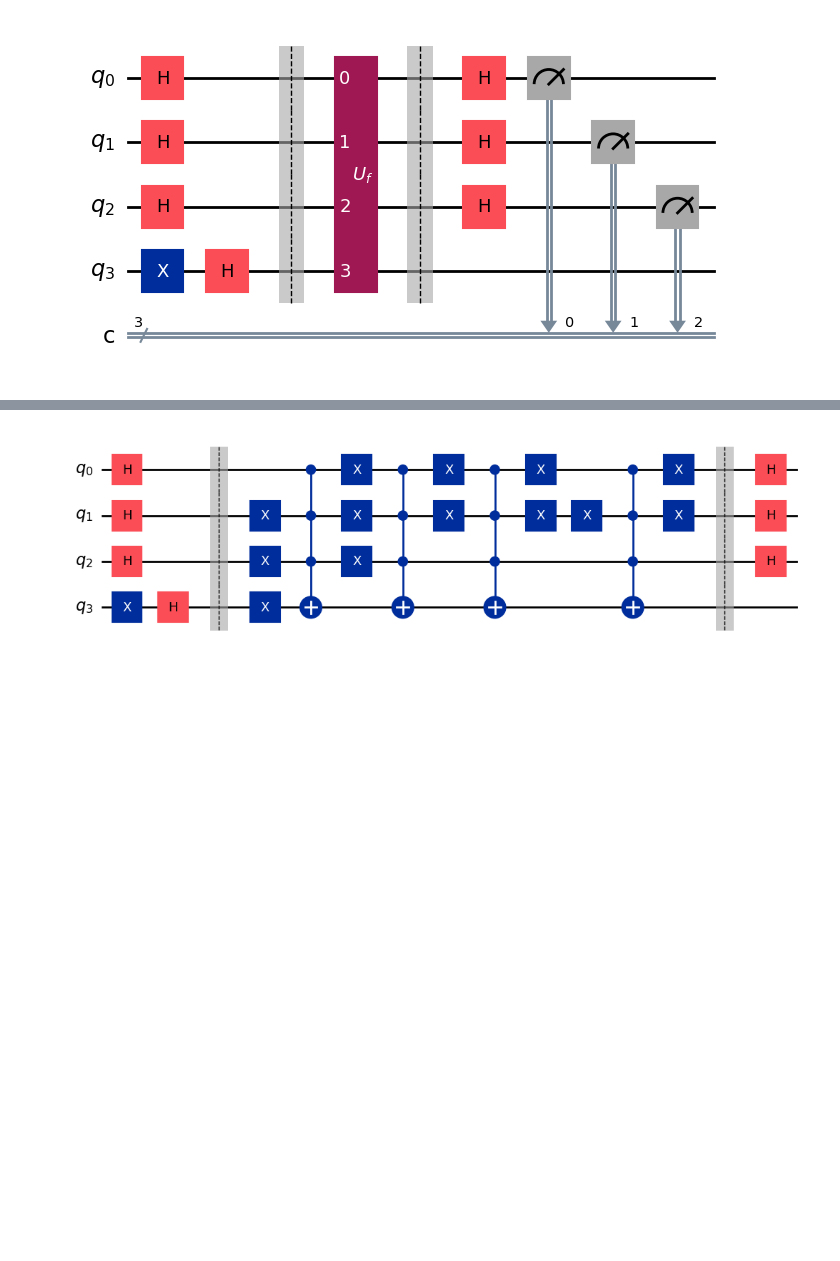
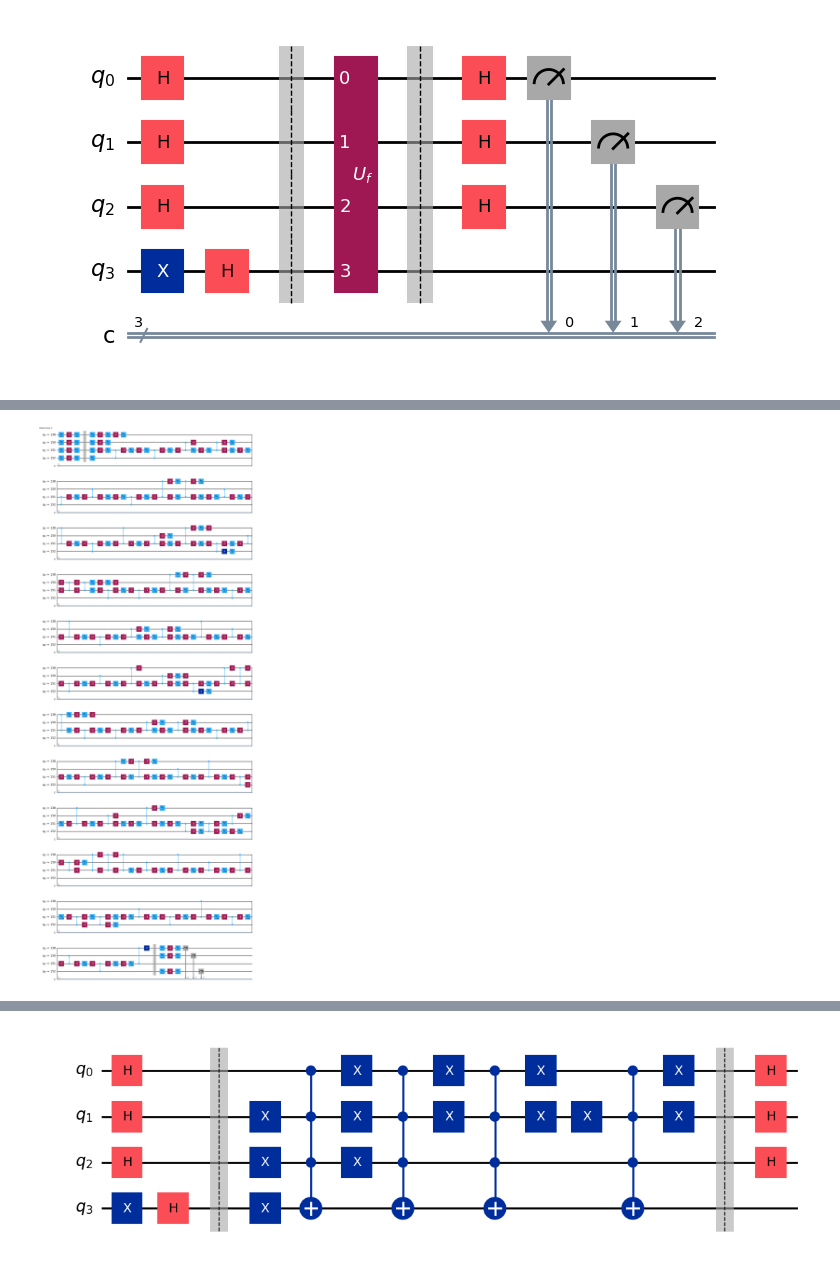
Before and after one commit to fabiomnsantos/repo-aulas-cq, a Jupyter notebook: projeto-simples-1-deutsch-jozsa-CQ-avaliacao-personalizada.ipynb, the cells around one changed output, grey strips where cells are left out. Cells and saved outputs as stored; diff of their text form; code cells hidden in the pictures; blank space fills up the shorter version.

```diff
--- a/projeto-simples-1-deutsch-jozsa-CQ-avaliacao-personalizada.ipynb
+++ b/projeto-simples-1-deutsch-jozsa-CQ-avaliacao-personalizada.ipynb
@@ -578,11 +578,15 @@ qc_dj.draw("mpl")
 # %%
 # Etapa 2: Transpilar
 from qiskit.transpiler.preset_passmanagers import generate_preset_pass_manager
 
 target = backend.target
 pm = generate_preset_pass_manager(target=target, optimization_level=3)
 
 qc_isa = pm.run(qc_dj)
+
+qc_isa.draw("mpl")
+# %% [output]
+[figure, added]
 # %%
 # Etapa 3: Executar o trabalho em um computador quântico real
 
```
Also changed, not shown: parts of 8 cells of this notebook, 2 other files.
